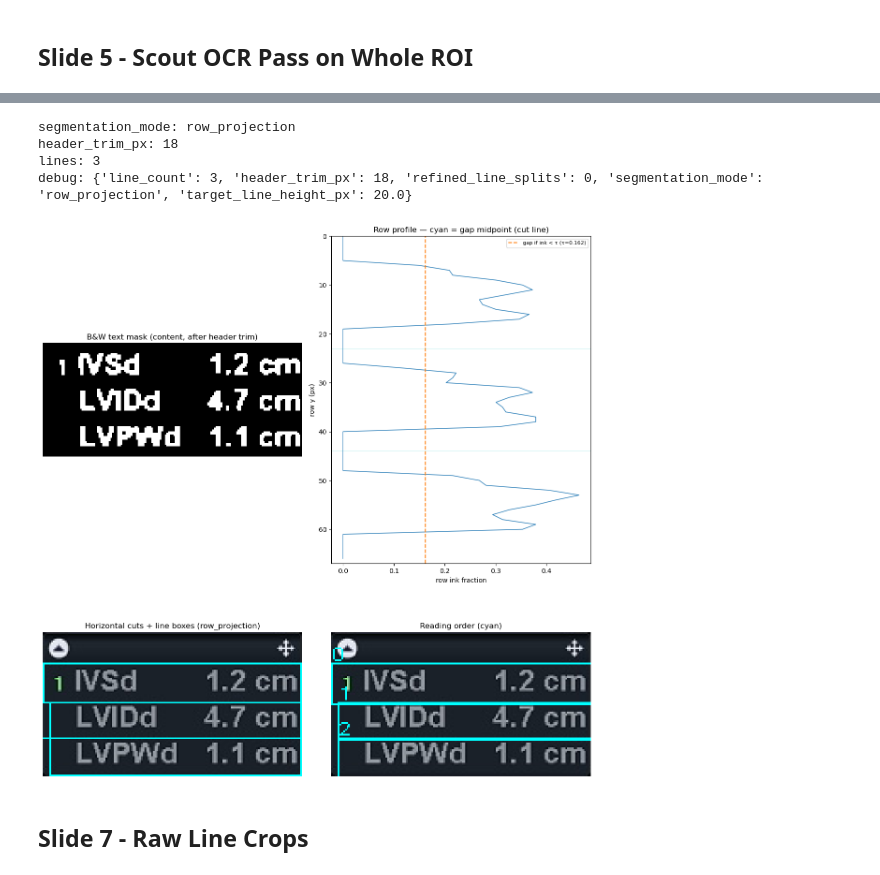
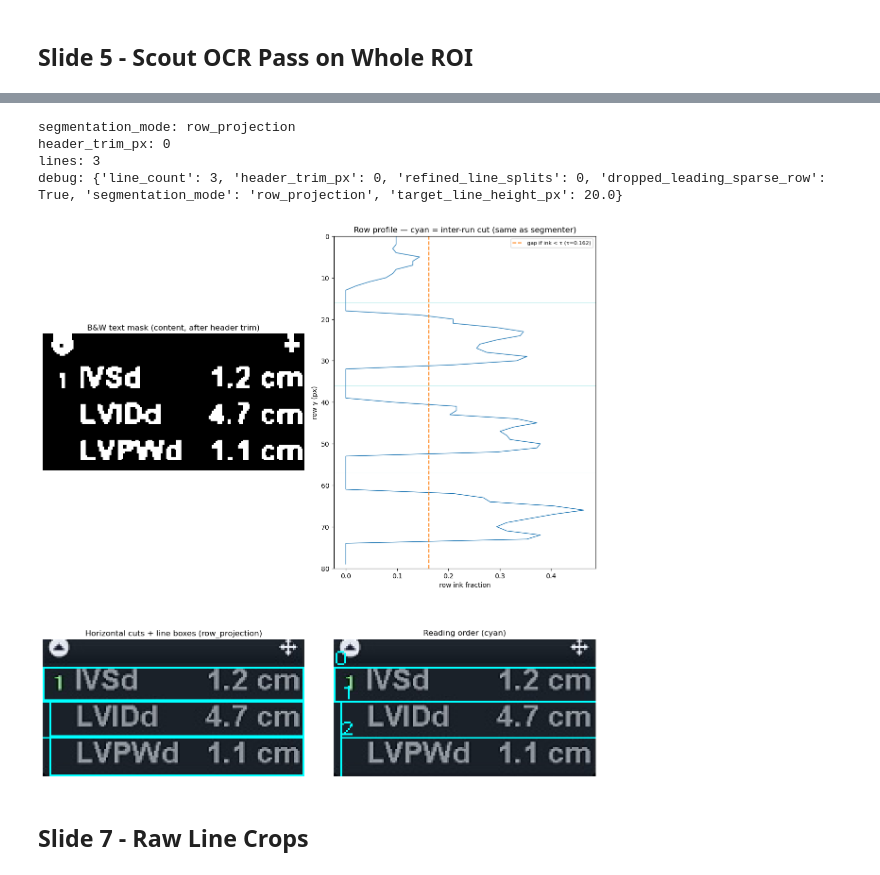
Before and after one commit to SnaetWarre/Echocardiogram-OCR-analysis, a Jupyter notebook: notebooks/echo_ocr_pipeline_walkthrough.ipynb, the cells around one changed output, grey strips where cells are left out. Drawn from its saved outputs; the diff is of its cells as text; code cells hidden in the pictures.

```diff
--- a/notebooks/echo_ocr_pipeline_walkthrough.ipynb
+++ b/notebooks/echo_ocr_pipeline_walkthrough.ipynb
@@ -58,7 +58,7 @@ frame shape: (708, 1016, 3) dtype: uint8
 # %%
 import cv2
 
-from app.pipeline.echo_ocr_box_detector import TopLeftBlueGrayBoxDetector, _color_distance
+from app.pipeline.echo_ocr_box_detector import TopLeftBlueGrayBoxDetector, _color_match_mask
 
 detector = TopLeftBlueGrayBoxDetector()
 detection = detector.detect(frame)
@@ -68,8 +68,7 @@ if not detection.present or detection.bbox is None:
     raise RuntimeError("ROI not found — check frame / detector parameters.")
 
 rgb = frame[..., :3].astype(np.int16)
-dist = _color_distance(rgb, detector.box_color)
-mask = (dist <= detector.color_tolerance).astype(np.uint8) * 255
+mask = _color_match_mask(rgb, detector.box_color, detector.color_tolerance).astype(np.uint8) * 255
 
 x, y, bw, bh = detection.bbox
 overlay = frame.copy()
@@ -79,7 +78,7 @@ fig, axes = plt.subplots(1, 3, figsize=(14, 5))
 axes[0].imshow(frame)
 axes[0].set_title("Frame")
 axes[1].imshow(mask, cmap="gray")
-axes[1].set_title("2a — Color distance mask (debug)")
+axes[1].set_title("2a — Per-channel match mask (debug)")
 axes[2].imshow(overlay)
 axes[2].set_title("2b — Detected measurement box (green)")
 for a in axes:
@@ -211,38 +208,38 @@ for line in segmentation.lines:
         (lx, max(0, ly - 2)),
         cv2.FONT_HERSHEY_SIMPLEX,
         0.35,
         (0, 255, 255),
         1,
         cv2.LINE_8,
     )
 
 fig, axes = plt.subplots(2, 2, figsize=(12, 14))
 axes[0, 0].imshow(mask_u8, cmap="gray", vmin=0, vmax=255)
 axes[0, 0].set_title("B&W text mask (content, after header trim)")
 axp = axes[0, 1]
 axp.plot(row_ink, np.arange(h), color="C0", lw=1)
 axp.axvline(tau, color="C1", ls="--", label=f"gap if ink < τ (τ={tau:.3f})")
 axp.set_ylim(h, 0)
 axp.set_xlabel("row ink fraction")
 axp.set_ylabel("row y (px)")
 for my in gap_mid_y_content:
     axp.axhline(my, color="c", alpha=0.45, lw=0.4)
 axp.legend(loc="upper right", fontsize=8)
-axp.set_title("Row profile — cyan = gap midpoint (cut line)")
+axp.set_title("Row profile — cyan = inter-run cut (same as segmenter)")
 axes[1, 0].imshow(vis_cuts)
-axes[1, 0].set_title("Horizontal cuts + line boxes (row_projection)")
+axes[1, 0].set_title("Horizontal cuts + line boxes")
 axes[1, 1].imshow(vis_numbered)
 axes[1, 1].set_title("Reading order (cyan)")
 for a in (axes[0, 0], axes[1, 0], axes[1, 1]):
     a.axis("off")
 plt.tight_layout()
 plt.show()
 # %% [output]
 segmentation_mode: row_projection
-header_trim_px: 18
+header_trim_px: 0
 lines: 3
-debug: {'line_count': 3, 'header_trim_px': 18, 'refined_line_splits': 0, 'segmentation_mode': 'row_projection', 'target_line_height_px': 20.0}
+debug: {'line_count': 3, 'header_trim_px': 0, 'refined_line_splits': 0, 'dropped_leading_sparse_row': True, 'segmentation_mode': 'row_projection', 'target_line_height_px': 20.0}
-[figure, old version]
+[figure, new version]
 # %% [markdown]
 ## Slide 7 - Raw Line Crops
 # %%
```
Also changed, not shown: parts of 8 cells of this notebook, 10 other files.
